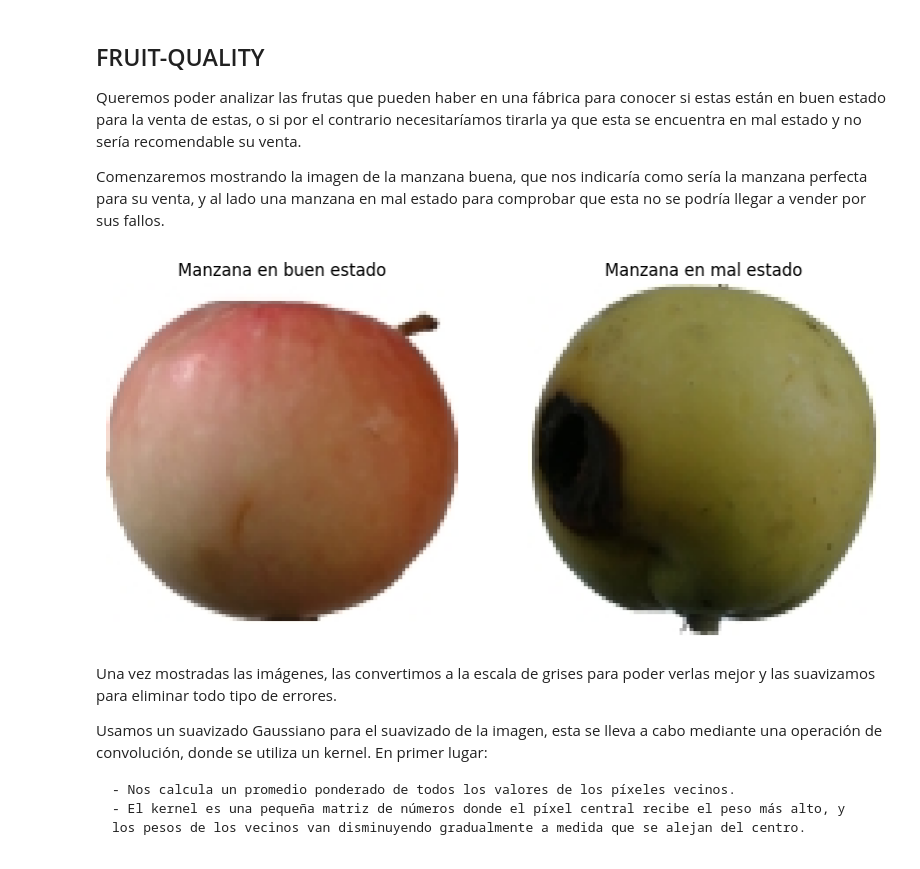
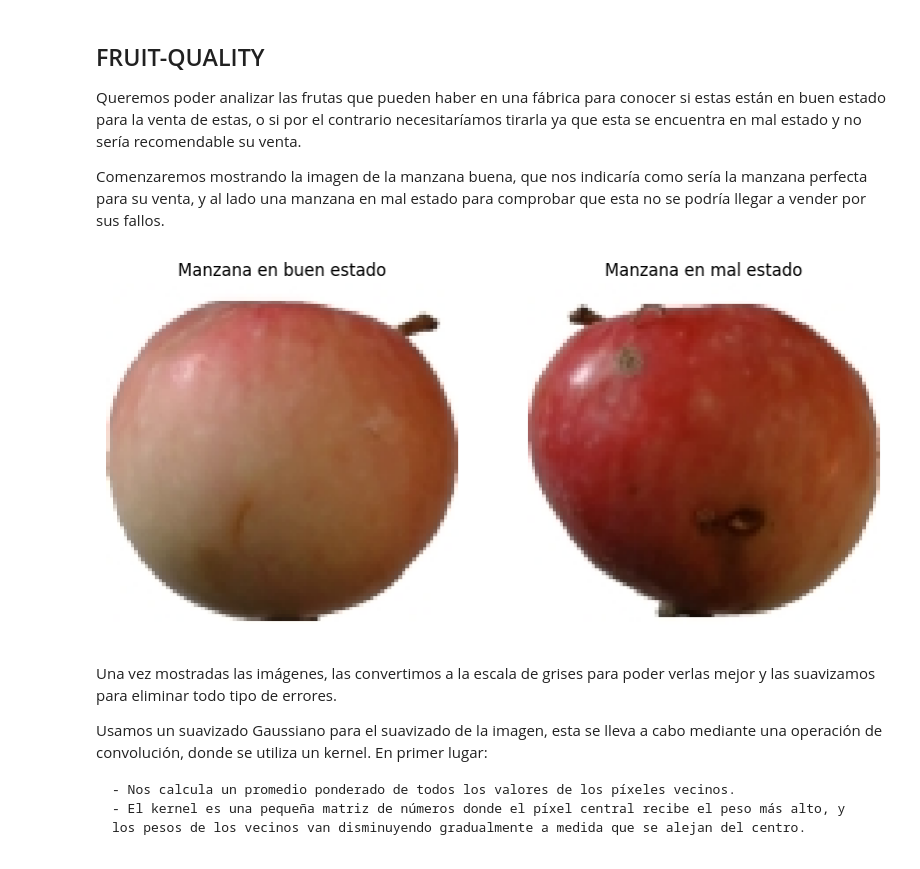
Before and after one commit to Chewi9/Fruit-Quality, a Jupyter notebook: Parte-1.ipynb, the cells around one changed output. Saved outputs shown, nothing was run; the diff lists cells and outputs as text; code cells hidden in the pictures.

```diff
--- a/Parte-1.ipynb
+++ b/Parte-1.ipynb
@@ -7,28 +7,28 @@ Comenzaremos mostrando la imagen de la manzana buena, que nos indicaría como se
 # %%
 import cv2
 import numpy as np
 import matplotlib.pyplot as plt
 images_path = './images/'
 
 # Mostramos la imagen de la manzana buena y mala
 img_buena = cv2.imread(images_path + "ManzanaB.jpg")
-img_mala = cv2.imread(images_path + "ManzanaM_2.jpg")
+img_mala = cv2.imread(images_path + "ManzanaM.jpg")
 img_buena_rgb = cv2.cvtColor(img_buena, cv2.COLOR_BGR2RGB)
 img_mala_rgb = cv2.cvtColor(img_mala, cv2.COLOR_BGR2RGB)
 
 plt.figure(figsize=(10,5))
 plt.subplot(1,2,1)
 plt.title("Manzana en buen estado")
 plt.imshow(img_buena_rgb)
 plt.axis("off")
 
 plt.subplot(1,2,2)
 plt.title("Manzana en mal estado")
 plt.imshow(img_mala_rgb)
 plt.axis("off")
 plt.show()
 # %% [output]
-[figure, old version]
+[figure, new version]
 # %% [markdown]
 Una vez mostradas las imágenes, las convertimos a la escala de grises para poder verlas mejor y las suavizamos para eliminar todo tipo de errores.
 
```
Also changed, not shown: parts of 8 cells of this notebook.
